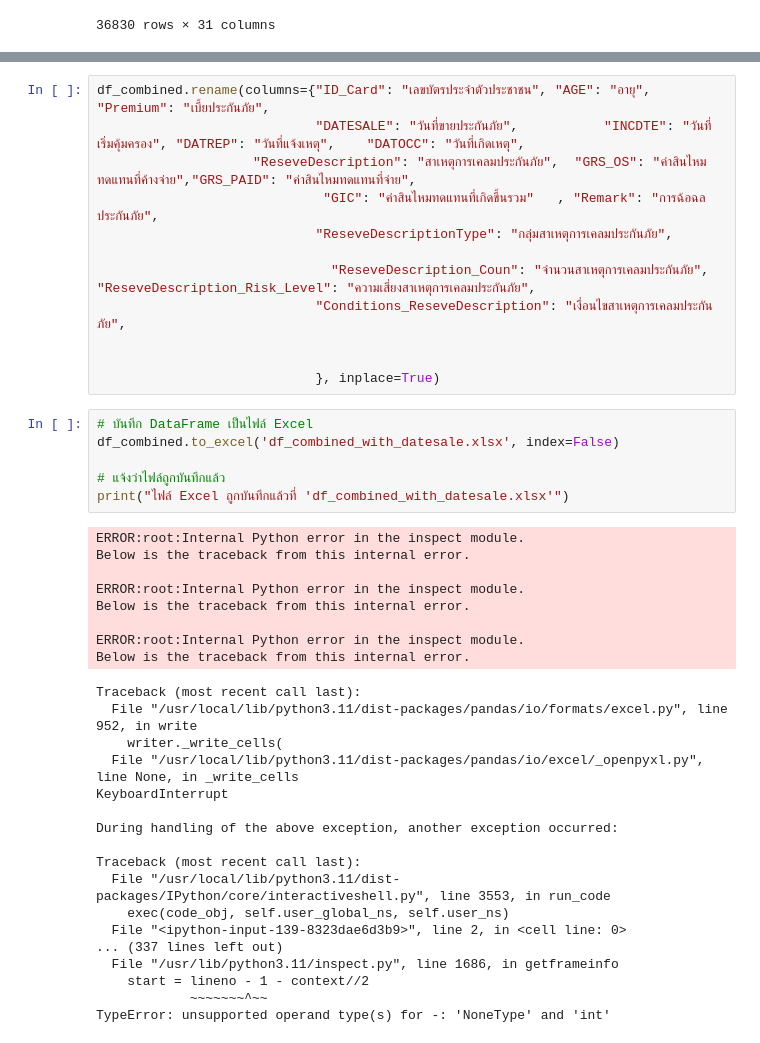
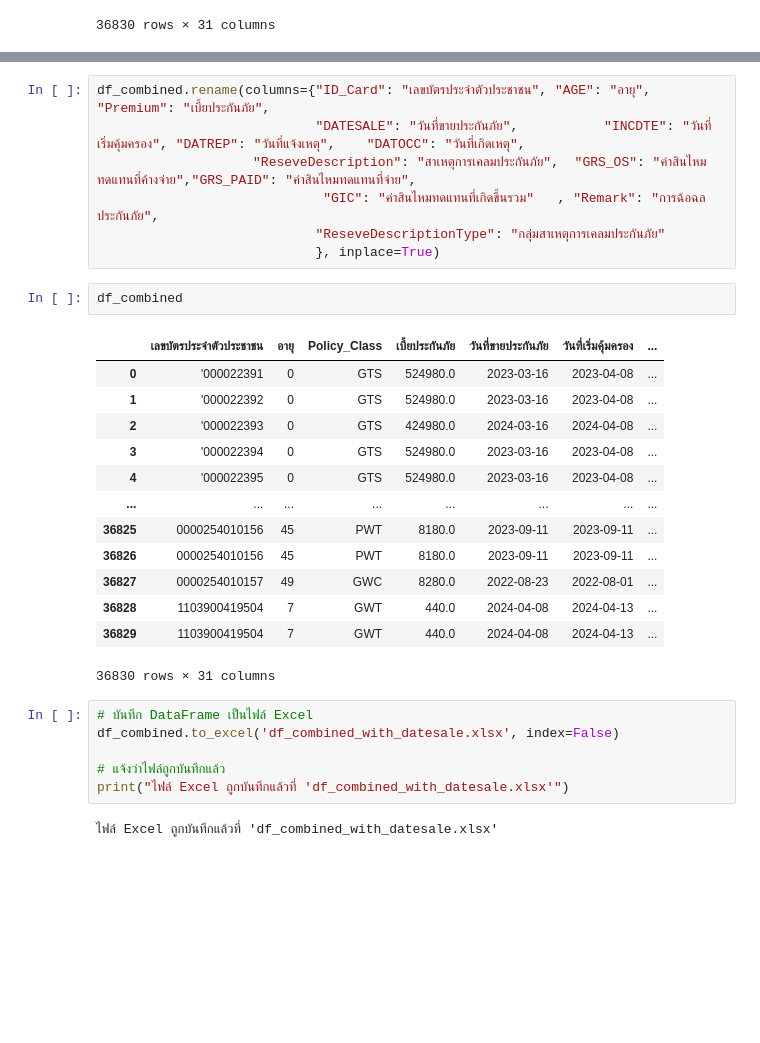
Before and after one commit to Suchada2000/MY-WORK, a Jupyter notebook: Untitled43.ipynb, the cells around one changed output, grey strips where cells are left out. Saved outputs shown, nothing was run; the diff lists cells and outputs as text; blank space fills up the shorter version.

```diff
--- a/Untitled43.ipynb
+++ b/Untitled43.ipynb
@@ -1269,13 +1274,24 @@ df_combined.rename(columns={"ID_Card": "เลขบัตรประจำต
                             "DATESALE": "วันที่ขายประกันภัย",           "INCDTE": "วันที่เริ่มคุ้มครอง", "DATREP": "วันที่แจ้งเหตุ",    "DATOCC": "วันที่เกิดเหตุ",
                     "ReseveDescription": "สาเหตุการเคลมประกันภัย",  "GRS_OS": "ค่าสินไหมทดแทนที่ค้างจ่าย","GRS_PAID": "ค่าสินไหมทดแทนที่จ่าย",
                              "GIC": "ค่าสินไหมทดแทนที่เกิดขึ้นรวม"   , "Remark": "การฉ้อฉลประกันภัย",
-                            "ReseveDescriptionType": "กลุ่มสาเหตุการเคลมประกันภัย",
-
-                              "ReseveDescription_Coun": "จำนวนสาเหตุการเคลมประกันภัย",  "ReseveDescription_Risk_Level": "ความเสี่ยงสาเหตุการเคลมประกันภัย",
-                            "Conditions_ReseveDescription": "เงื่อนไขสาเหตุการเคลมประกันภัย",
-
-
+                            "ReseveDescriptionType": "กลุ่มสาเหตุการเคลมประกันภัย"
                             }, inplace=True)
+# %%
+df_combined
+# %% [output]
+|  | เลขบัตรประจำตัวประชาชน | อายุ | Policy_Class | เบี้ยประกันภัย | วันที่ขายประกันภัย | วันที่เริ่มคุ้มครอง | ... |
+| 0 | '000022391 | 0 | GTS | 524980.0 | 2023-03-16 | 2023-04-08 | ... |
+| 1 | '000022392 | 0 | GTS | 524980.0 | 2023-03-16 | 2023-04-08 | ... |
+| 2 | '000022393 | 0 | GTS | 424980.0 | 2024-03-16 | 2024-04-08 | ... |
+| 3 | '000022394 | 0 | GTS | 524980.0 | 2023-03-16 | 2023-04-08 | ... |
+| 4 | '000022395 | 0 | GTS | 524980.0 | 2023-03-16 | 2023-04-08 | ... |
+| ... | ... | ... | ... | ... | ... | ... | ... |
+| 36825 | 0000254010156 | 45 | PWT | 8180.0 | 2023-09-11 | 2023-09-11 | ... |
+| 36826 | 0000254010156 | 45 | PWT | 8180.0 | 2023-09-11 | 2023-09-11 | ... |
+| 36827 | 0000254010157 | 49 | GWC | 8280.0 | 2022-08-23 | 2022-08-01 | ... |
+| 36828 | 1103900419504 | 7 | GWT | 440.0 | 2024-04-08 | 2024-04-13 | ... |
+| 36829 | 1103900419504 | 7 | GWT | 440.0 | 2024-04-08 | 2024-04-13 | ... |
+36830 rows × 31 columns
 # %%
 # บันทึก DataFrame เป็นไฟล์ Excel
 df_combined.to_excel('df_combined_with_datesale.xlsx', index=False)
@@ -1283,28 +1299,4 @@ df_combined.to_excel('df_combined_with_datesale.xlsx', index=False)
 # แจ้งว่าไฟล์ถูกบันทึกแล้ว
 print("ไฟล์ Excel ถูกบันทึกแล้วที่ 'df_combined_with_datesale.xlsx'")
 # %% [output]
-ERROR:root:Internal Python error in the inspect module.
-Below is the traceback from this internal error.
-
-ERROR:root:Internal Python error in the inspect module.
-Below is the traceback from this internal error.
-
-ERROR:root:Internal Python error in the inspect module.
-Below is the traceback from this internal error.
+ไฟล์ Excel ถูกบันทึกแล้วที่ 'df_combined_with_datesale.xlsx'
-Traceback (most recent call last):
-  File "/usr/local/lib/python3.11/dist-packages/pandas/io/formats/excel.py", line 952, in write
-    writer._write_cells(
-  File "/usr/local/lib/python3.11/dist-packages/pandas/io/excel/_openpyxl.py", line None, in _write_cells
-KeyboardInterrupt
-
-During handling of the above exception, another exception occurred:
-
-Traceback (most recent call last):
-  File "/usr/local/lib/python3.11/dist-packages/IPython/core/interactiveshell.py", line 3553, in run_code
-    exec(code_obj, self.user_global_ns, self.user_ns)
-  File "<ipython-input-139-8323dae6d3b9>", line 2, in <cell line: 0>
-... (337 lines left out)
-  File "/usr/lib/python3.11/inspect.py", line 1686, in getframeinfo
-    start = lineno - 1 - context//2
-            ~~~~~~~^~~
-TypeError: unsupported operand type(s) for -: 'NoneType' and 'int'
```
Also changed, not shown: parts of 1 cell of this notebook.
